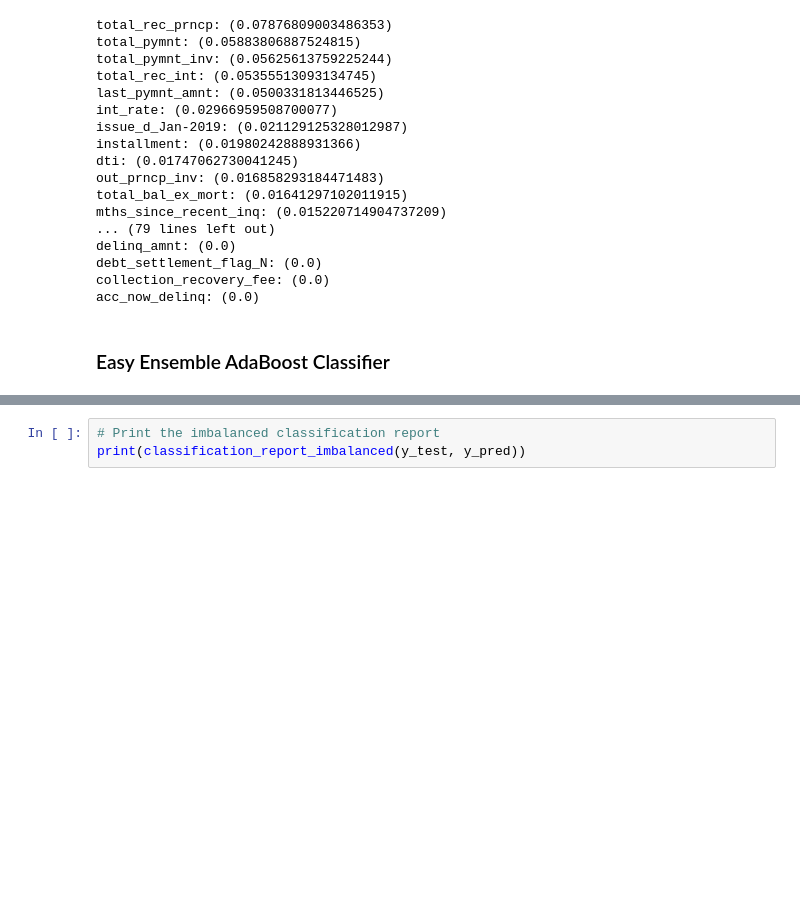
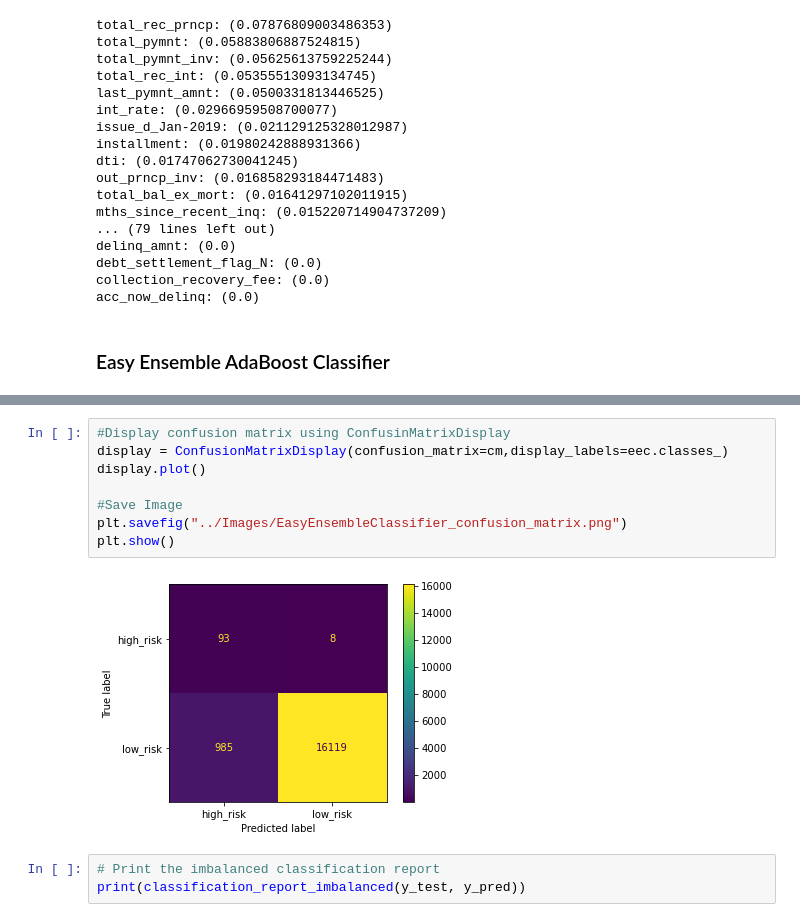
Before and after one commit to Cthompsonlbi/Credit_Risk_Analysis, a Jupyter notebook: Notebook/credit_risk_ensemble.ipynb, the cells around one changed output, grey strips where cells are left out. Saved outputs shown, nothing was run; the diff lists cells and outputs as text; blank space fills up the shorter version.

```diff
--- a/Notebook/credit_risk_ensemble.ipynb
+++ b/Notebook/credit_risk_ensemble.ipynb
@@ -230,3 +278,13 @@ cm_df
+# %%
+#Display confusion matrix using ConfusinMatrixDisplay
+display = ConfusionMatrixDisplay(confusion_matrix=cm,display_labels=eec.classes_)
+display.plot()
+
+#Save Image
+plt.savefig("../Images/EasyEnsembleClassifier_confusion_matrix.png")
+plt.show()
+# %% [output]
+[figure, added]
 # %%
 # Print the imbalanced classification report
 print(classification_report_imbalanced(y_test, y_pred))
```
Also changed, not shown: parts of 14 cells of this notebook, 8 other files.
